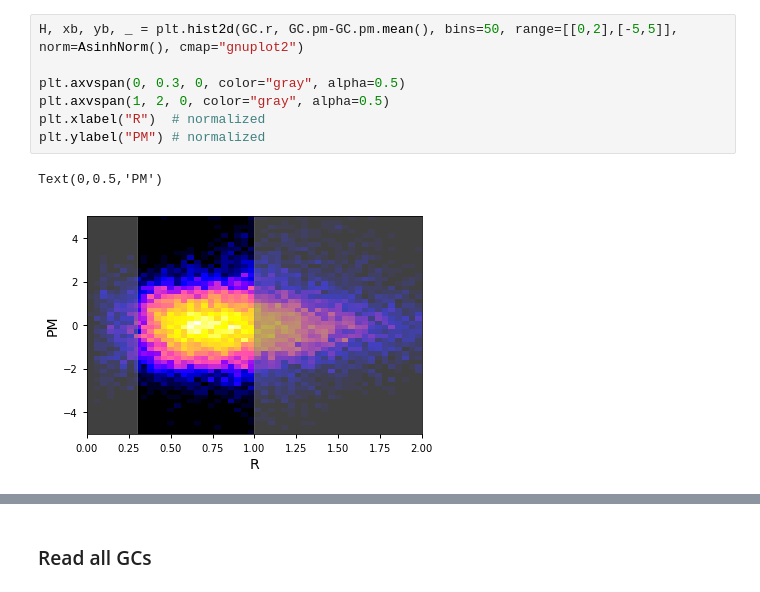
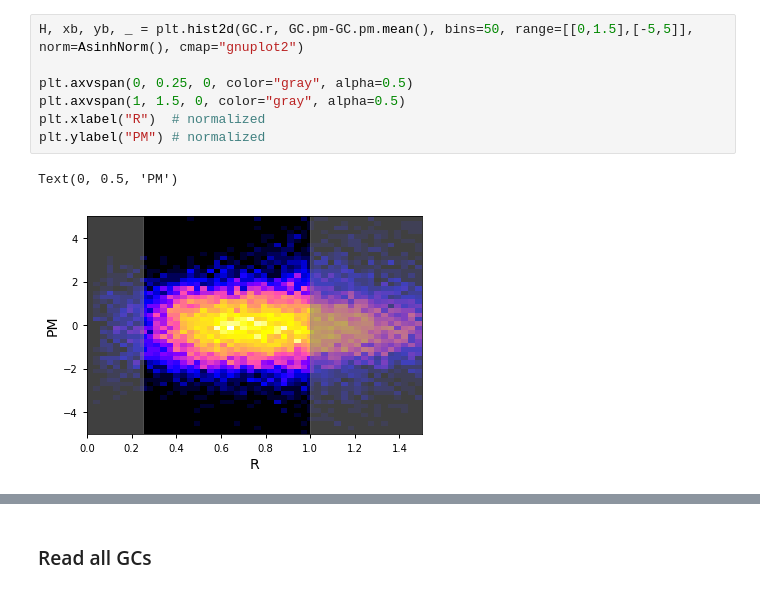
Before and after one commit to nstarman/jas1101_project, a Jupyter notebook: notebooks/Dynesty_GCpipe.ipynb, the cells around one changed output, grey strips where cells are left out. Cells and saved outputs as stored; diff of their text form.

```diff
--- a/notebooks/Dynesty_GCpipe.ipynb
+++ b/notebooks/Dynesty_GCpipe.ipynb
@@ -60,10 +79,10 @@ plt.scatter(GC.r, GC.pm)
 # %%
-H, xb, yb, _ = plt.hist2d(GC.r, GC.pm-GC.pm.mean(), bins=50, range=[[0,2],[-5,5]], norm=AsinhNorm(), cmap="gnuplot2")
+H, xb, yb, _ = plt.hist2d(GC.r, GC.pm-GC.pm.mean(), bins=50, range=[[0,1.5],[-5,5]], norm=AsinhNorm(), cmap="gnuplot2")
 
-plt.axvspan(0, 0.3, 0, color="gray", alpha=0.5)
-plt.axvspan(1, 2, 0, color="gray", alpha=0.5)
+plt.axvspan(0, 0.25, 0, color="gray", alpha=0.5)
+plt.axvspan(1, 1.5, 0, color="gray", alpha=0.5)
 plt.xlabel("R")  # normalized
 plt.ylabel("PM") # normalized
 # %% [output]
-Text(0,0.5,'PM')
+Text(0, 0.5, 'PM')
-[figure, old version]
+[figure, new version]
```
Also changed, not shown: parts of 14 cells of this notebook.
